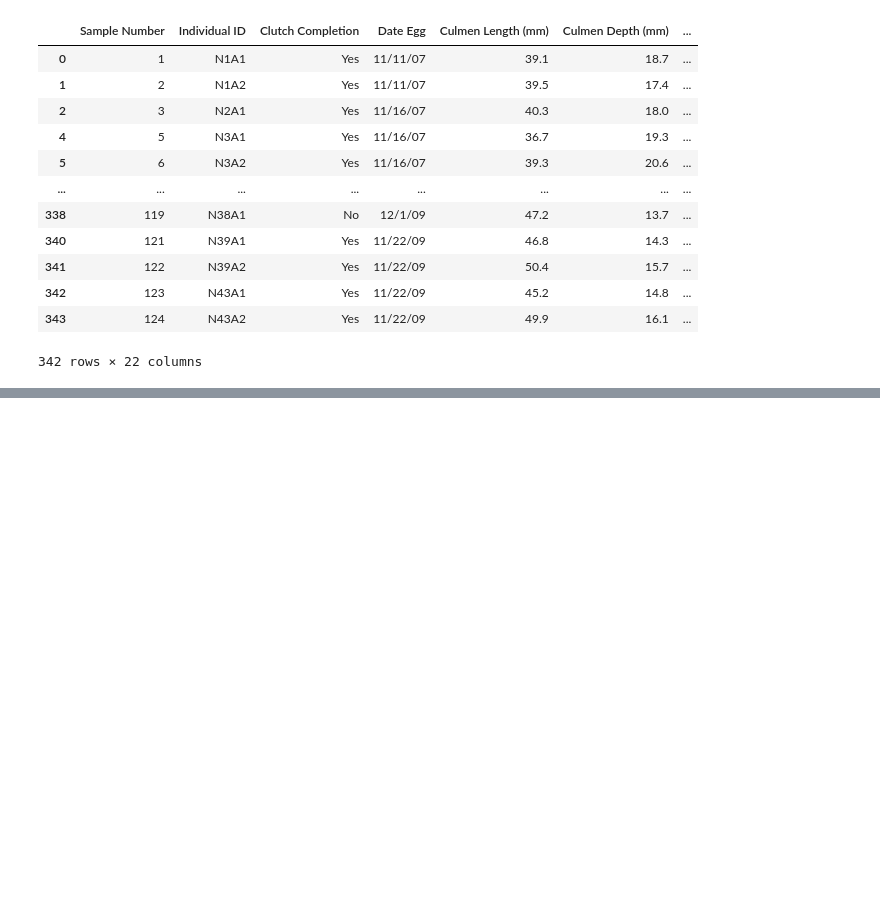
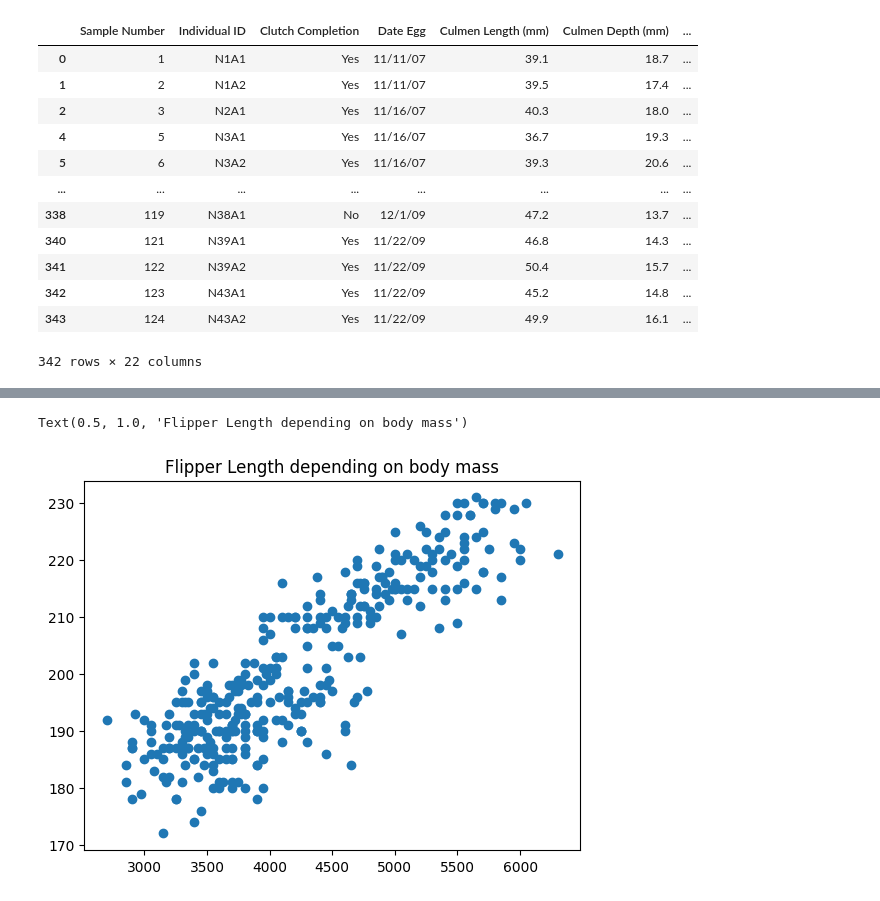
Before and after one commit to DEdVGarage/ml-course-hw, a Jupyter notebook: hw02_EDA/EDA_HW_ML.ipynb, the cells around one changed output, grey strips where cells are left out. Drawn from its saved outputs; the diff is of its cells as text; code cells hidden in the pictures; blank space fills up the shorter version.

```diff
--- a/hw02_EDA/EDA_HW_ML.ipynb
+++ b/hw02_EDA/EDA_HW_ML.ipynb
@@ -342,0 +406,9 @@ df
+# %%
+x = df["Body Mass (g)"]
+y = df["Flipper Length (mm)"]
+plt.figure()
+plt.scatter(x,y)
+plt.title("Flipper Length depending on body mass")
+# %% [output]
+Text(0.5, 1.0, 'Flipper Length depending on body mass')
+[figure, added]
```
Also changed, not shown: parts of 13 cells of this notebook.
